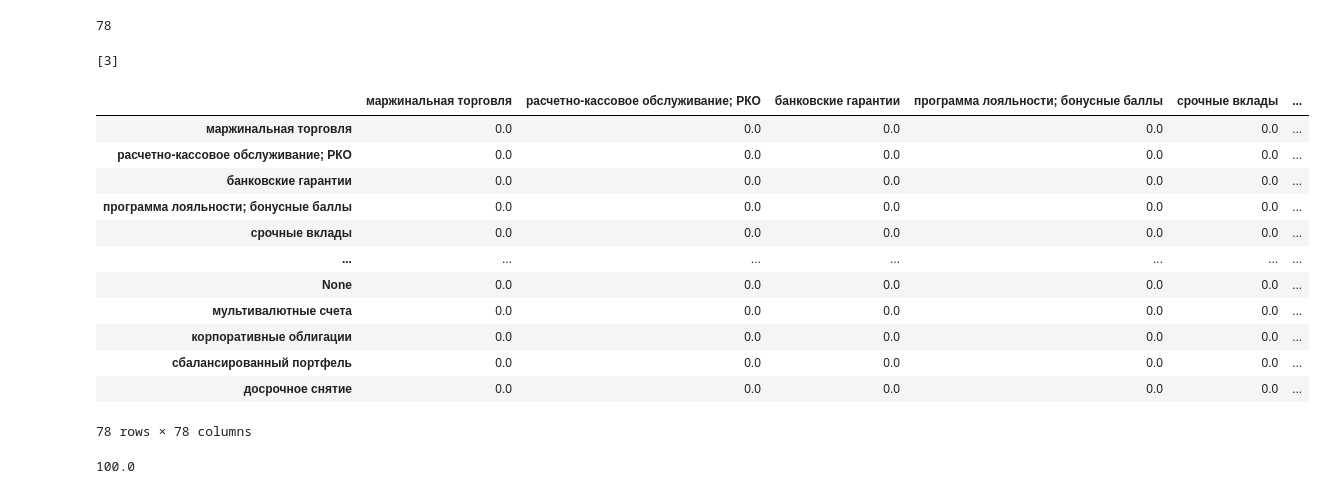
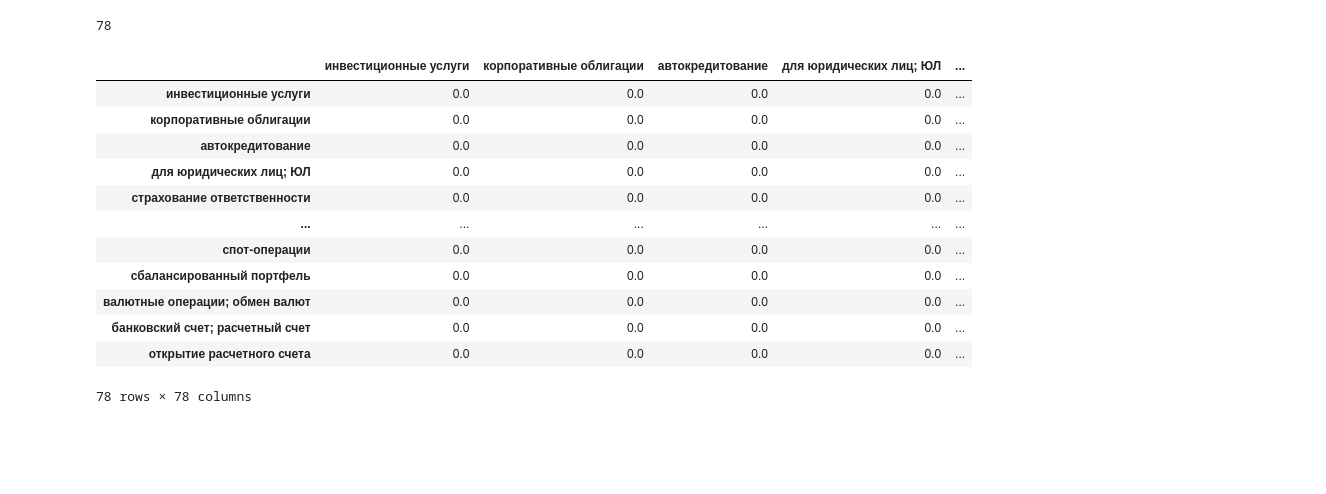
Before and after one commit to d1mene/SBER_json_function, a Jupyter notebook: nlp.ipynb, the cells around one changed output. Cells and saved outputs as stored; diff of their text form; code cells hidden in the pictures; blank space fills up the shorter version.

Commit message:
fuzz_match update + refactoring

```diff
--- a/nlp.ipynb
+++ b/nlp.ipynb
@@ -540,33 +1329,25 @@ n
 # %% [output]
 78
-# %%
-[1, 3][1:]
-# %% [output]
-[3]
 # %%
-sim_df = pd.DataFrame(np.zeros((n, n)), columns=list(values), index=list(values))
-sim_df
+# sim_df = pd.DataFrame(np.zeros((n, n)), columns=list(values), index=list(values))
+# sim_df
 # %% [output]
-|  | маржинальная торговля | расчетно-кассовое обслуживание; РКО | банковские гарантии | программа лояльности; бонусные баллы | срочные вклады | ... |
-| маржинальная торговля | 0.0 | 0.0 | 0.0 | 0.0 | 0.0 | ... |
-| расчетно-кассовое обслуживание; РКО | 0.0 | 0.0 | 0.0 | 0.0 | 0.0 | ... |
-| банковские гарантии | 0.0 | 0.0 | 0.0 | 0.0 | 0.0 | ... |
-| программа лояльности; бонусные баллы | 0.0 | 0.0 | 0.0 | 0.0 | 0.0 | ... |
-| срочные вклады | 0.0 | 0.0 | 0.0 | 0.0 | 0.0 | ... |
-| ... | ... | ... | ... | ... | ... | ... |
-| None | 0.0 | 0.0 | 0.0 | 0.0 | 0.0 | ... |
-| мультивалютные счета | 0.0 | 0.0 | 0.0 | 0.0 | 0.0 | ... |
-| корпоративные облигации | 0.0 | 0.0 | 0.0 | 0.0 | 0.0 | ... |
-| сбалансированный портфель | 0.0 | 0.0 | 0.0 | 0.0 | 0.0 | ... |
-| досрочное снятие | 0.0 | 0.0 | 0.0 | 0.0 | 0.0 | ... |
+|  | инвестиционные услуги | корпоративные облигации | автокредитование | для юридических лиц; ЮЛ | ... |
+| инвестиционные услуги | 0.0 | 0.0 | 0.0 | 0.0 | ... |
+| корпоративные облигации | 0.0 | 0.0 | 0.0 | 0.0 | ... |
+| автокредитование | 0.0 | 0.0 | 0.0 | 0.0 | ... |
+| для юридических лиц; ЮЛ | 0.0 | 0.0 | 0.0 | 0.0 | ... |
+| страхование ответственности | 0.0 | 0.0 | 0.0 | 0.0 | ... |
+| ... | ... | ... | ... | ... | ... |
+| спот-операции | 0.0 | 0.0 | 0.0 | 0.0 | ... |
+| сбалансированный портфель | 0.0 | 0.0 | 0.0 | 0.0 | ... |
+| валютные операции; обмен валют | 0.0 | 0.0 | 0.0 | 0.0 | ... |
+| банковский счет; расчетный счет | 0.0 | 0.0 | 0.0 | 0.0 | ... |
+| открытие расчетного счета | 0.0 | 0.0 | 0.0 | 0.0 | ... |
 78 rows × 78 columns
 # %%
 # from fuzzywuzzy import fuzz
 # from fuzzywuzzy import process
-# %%
-fuzz.partial_token_set_ratio('Без господдержки господдержкой', 'С господдержкой')
-# %% [output]
-100.0
 # %%
 # def update_context_matrix(hierarchy, df, sim=0):
 #     if not isinstance(hierarchy, dict):
```
Also changed, not shown: parts of 71 cells of this notebook.
